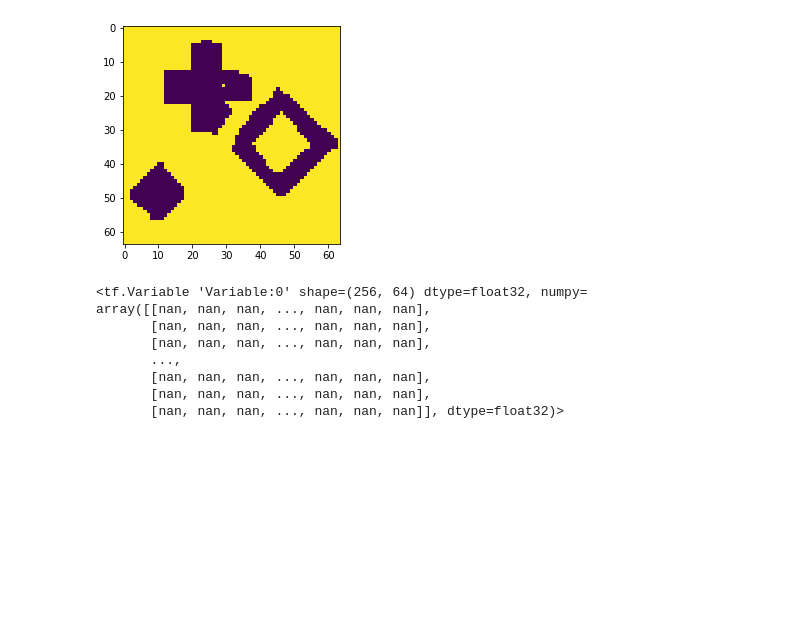
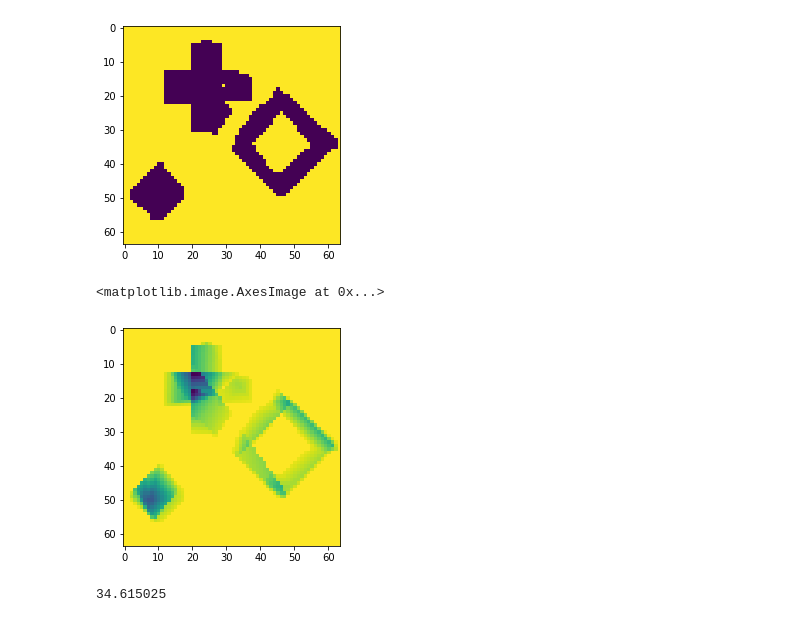
Before and after one commit to chenliz1/BSP_Net, a Jupyter notebook: Untitled.ipynb, the cells around one changed output. Cells and saved outputs as stored; diff of their text form; code cells hidden in the pictures; blank space fills up the shorter version.

Commit message:
print convexes

```diff
--- a/Untitled.ipynb
+++ b/Untitled.ipynb
@@ -257,14 +257,17 @@ plt.imshow(ps)
 # %% [output]
 <matplotlib.image.AxesImage at 0x...>
 [figure]
-# %%
-net.decoder.L2.weight
-# %% [output]
-<tf.Variable 'Variable:0' shape=(256, 64) dtype=float32, numpy=
-array([[nan, nan, nan, ..., nan, nan, nan],
-       [nan, nan, nan, ..., nan, nan, nan],
-       [nan, nan, nan, ..., nan, nan, nan],
-       ...,
-       [nan, nan, nan, ..., nan, nan, nan],
-       [nan, nan, nan, ..., nan, nan, nan],
-       [nan, nan, nan, ..., nan, nan, nan]], dtype=float32)>
+# %%
+em = tf.constant(test_data[11].reshape(1,64,64,1))
+cj = net.convex(tf.cast(em,dtype=tf.float32))
+cj=cj.numpy()[0].reshape(64,64,-1)
+cj[cj>0]=1
+cj=cj.sum(axis=2)
+plt.imshow(cj[:,:])
+# %% [output]
+<matplotlib.image.AxesImage at 0x...>
+[figure, added]
+# %%
+cj.min()
+# %% [output]
+34.615025
```
Also changed, not shown: parts of 1 cell of this notebook, 2 other files.
